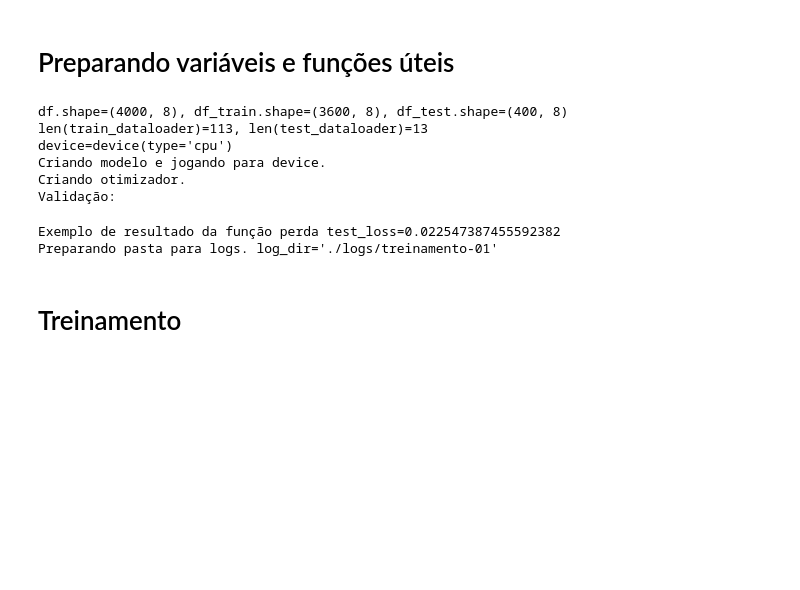
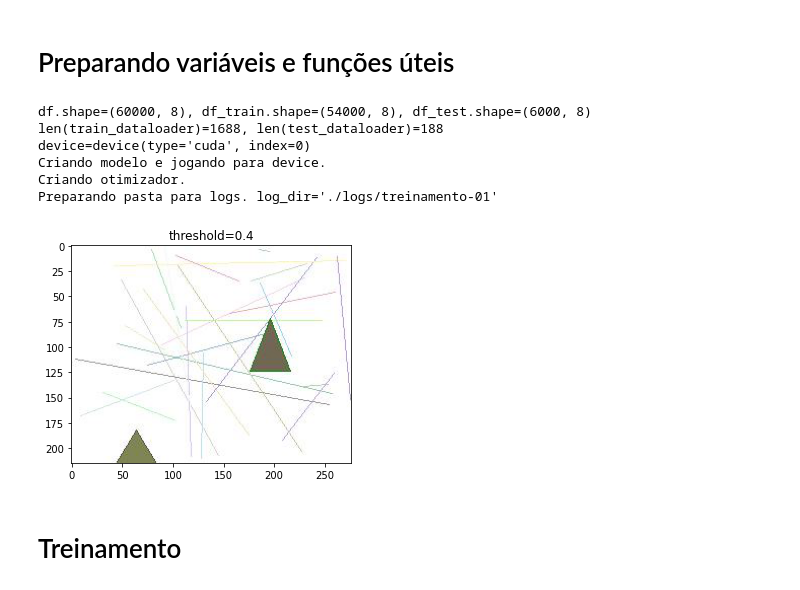
Before and after one commit to netomap/DETECAO_OBJETOS_3, a Jupyter notebook: train.ipynb, the cells around one changed output. Cells and saved outputs as stored; diff of their text form; code cells hidden in the pictures; blank space fills up the shorter version.

Commit message:
treinamento realizado

```diff
--- a/train.ipynb
+++ b/train.ipynb
@@ -124,36 +125,49 @@ def validate(dataloader_):
 
     return test_loss/n
 
-def deteccao_aleatoria():
+def deteccao_aleatoria(threshold=0.3):
     img_pil = Image.open(df_test.sample(1)['img_path'].values[0])
 
-    deteccoes = model.detect(img_pil, thresold=0.7)
+    deteccoes = model.detect(img_pil, threshold=threshold, device=device)
 
     draw = ImageDraw.Draw(img_pil)
-    for bbox, classe in deteccoes:
+    for bbox, classe, prob in deteccoes:
         cor = {0: 'red', 1: 'green'}
         draw.rectangle(bbox, fill=None, width=2, outline=cor[classe])
+        x0, y0 = bbox[0], bbox[1]
+        draw.text((x0, y0-10), f'{str(classe)},{str(round(prob*100))}%', fill=cor[classe])
 
     plt.figure(figsize=(10, 4))
-    plt.title(f'threshold=0.7')
+    plt.title(f'{threshold=}')
     plt.imshow(img_pil)
     plt.show()
 
-test_loss = validate(test_dataloader)
-print (f'Exemplo de resultado da função perda {test_loss=}')
+def limpar_diretorio_log(log_dir):
+    docs_list = list(pathlib.Path(log_dir).glob('*'))
+    for doc in docs_list:
+        try:
+            os.remove(str(doc))
+        except:
+            print (f'{str(doc)} não pode ser excluído.')
+
+#test_loss = validate(test_dataloader)
+#print (f'Exemplo de resultado da função perda {test_loss=}')
 
 log_dir = './logs/treinamento-01'
+limpar_diretorio_log(log_dir)
 writer = SummaryWriter(log_dir=log_dir)
 print (f'Preparando pasta para logs. {log_dir=}')
 # %% [output]
-df.shape=(4000, 8), df_train.shape=(3600, 8), df_test.shape=(400, 8)
-len(train_dataloader)=113, len(test_dataloader)=13
-device=device(type='cpu')
+df.shape=(60000, 8), df_train.shape=(54000, 8), df_test.shape=(6000, 8)
+len(train_dataloader)=1688, len(test_dataloader)=188
+device=device(type='cuda', index=0)
 Criando modelo e jogando para device.
 Criando otimizador.
-Validação:
+Preparando pasta para logs. log_dir='./logs/treinamento-01'
-Exemplo de resultado da função perda test_loss=0.022547387455592382
-Preparando pasta para logs. log_dir='./logs/treinamento-01'
+# %%
+deteccao_aleatoria(threshold=0.4)
+# %% [output]
+[figure, added]
 # %% [markdown]
 # Treinamento
 # %%
```
Also changed, not shown: parts of 6 cells of this notebook, 2 other files.
